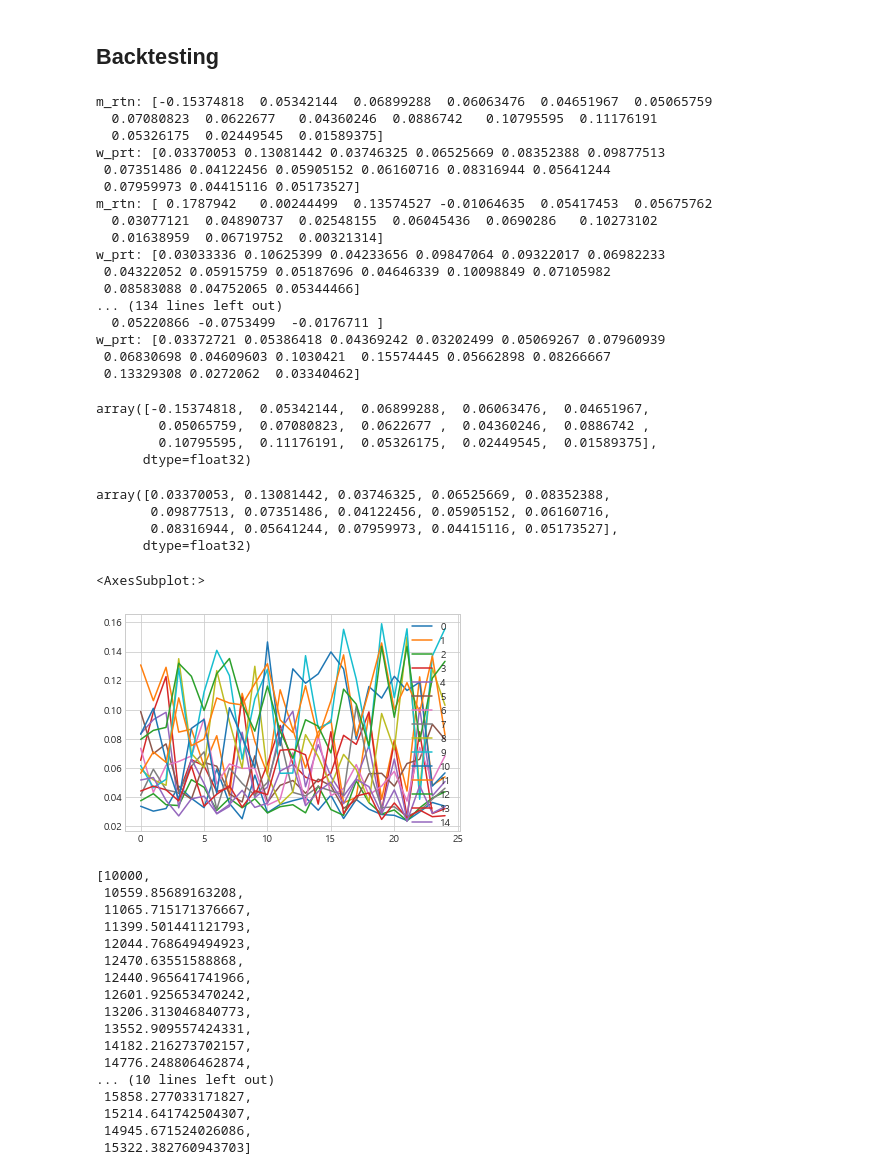
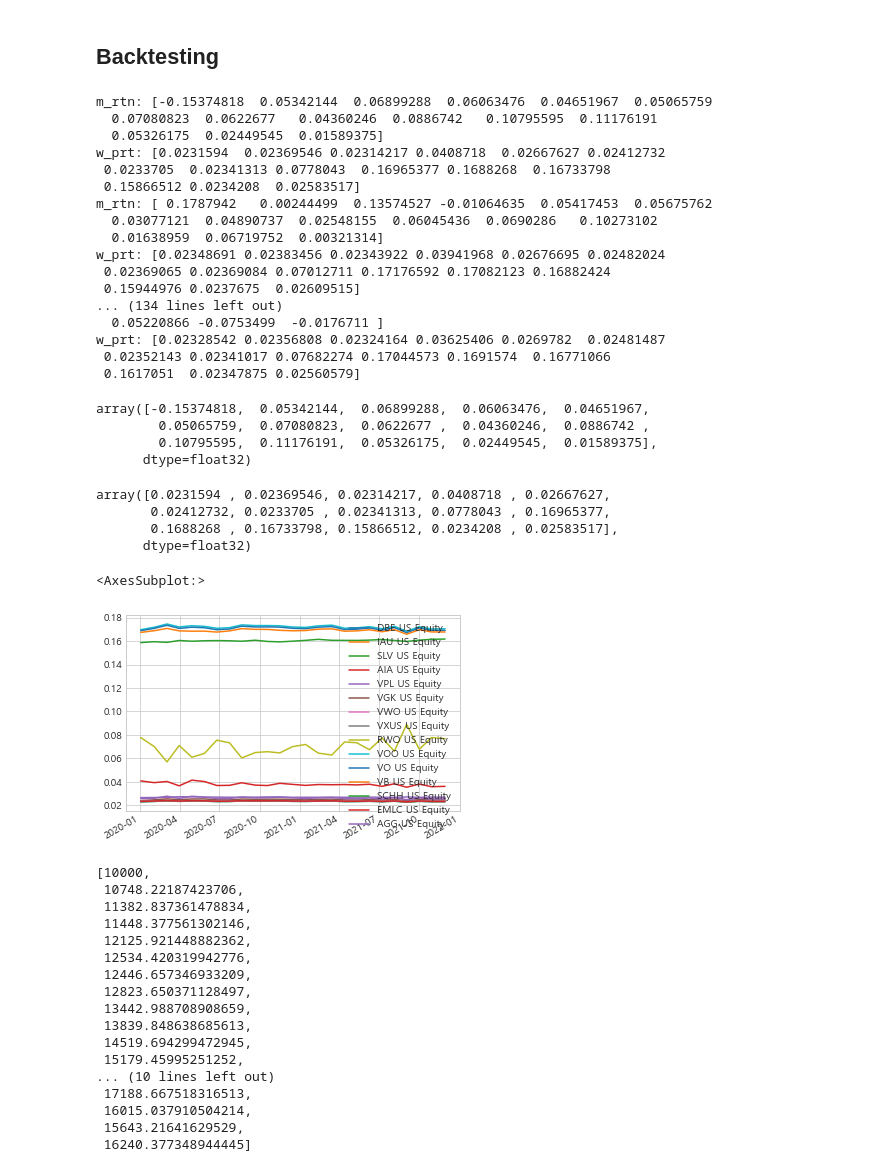
Before and after one commit to suhan-jung/etf_magaged_portfolio, a Jupyter notebook: code/mpn.ipynb, the cells around one changed output. Cells and saved outputs as stored; diff of their text form; code cells hidden in the pictures.

```diff
--- a/code/mpn.ipynb
+++ b/code/mpn.ipynb
@@ -30,6 +30,8 @@ data.head()
 | 2003-09-30 | NaN | NaN | NaN | NaN | NaN | NaN | ... |
 | 2003-10-01 | NaN | NaN | NaN | NaN | NaN | NaN | ... |
 | 2003-10-02 | NaN | NaN | NaN | NaN | NaN | NaN | ... |
+# %%
+tickers = data.columns.values
 # %%
 def preprocessing(data):
     # 일자별 종가인 dataframe을 받아서 nan값 제거, linear interpolation을 한후 로그일간수익율로 변환하여 반환한다.
@@ -86,9 +89,11 @@ train_index = int(dr.shape[0]*0.8)
 print(train_index)
 # 80:20 으로 train / test 분할 (numpy array로 변환)
 train_data = dr[:train_index].values
+train_date = dr[:train_index].index.values.astype('datetime64[D]')
 print("train data index")
 print(dr[:train_index].index)
 test_data = dr[train_index:].values
+test_date = dr[train_index:].index.values.astype('datetime64[D]')
 print("test data index")
 print(dr[train_index:].index)
 # %% [output]
@@ -278,12 +307,15 @@ crp_value = [10000]   # CRP의 초기 value
 w_crp = np.ones(N_STOCKS) / N_STOCKS   # CRP 비율 (균등 비율)
 
 w_history = []
+date_history = []
 for i in range(0, xc_test.shape[0], N_FUTURE):
     # 이 시점에 각 종목을 w_prt 비율대로 매수한다.
     # 학습할 때 월간 수익률로 변환했으므로, 여기서도 변환해야 한다.
-    x = xc_test[i][np.newaxis,:,:] * 20.0
+    # x = xc_test[i][np.newaxis,:,:] * 20.0
+    x = xc_test[i][np.newaxis,:,:]
     w_prt = model.predict(x)[0]
     w_history.append(w_prt)
+    date_history.append(test_date[i])
 
     # 다음 기의 누적 수익률
     m_rtn = np.sum(xf_test[i]/20, axis = 0)
@@ -297,20 +329,20 @@ for i in range(0, xc_test.shape[0], N_FUTURE):
 m_rtn: [-0.15374818  0.05342144  0.06899288  0.06063476  0.04651967  0.05065759
   0.07080823  0.0622677   0.04360246  0.0886742   0.10795595  0.11176191
   0.05326175  0.02449545  0.01589375]
-w_prt: [0.03370053 0.13081442 0.03746325 0.06525669 0.08352388 0.09877513
- 0.07351486 0.04122456 0.05905152 0.06160716 0.08316944 0.05641244
- 0.07959973 0.04415116 0.05173527]
+w_prt: [0.0231594  0.02369546 0.02314217 0.0408718  0.02667627 0.02412732
+ 0.0233705  0.02341313 0.0778043  0.16965377 0.1688268  0.16733798
+ 0.15866512 0.0234208  0.02583517]
 m_rtn: [ 0.1787942   0.00244499  0.13574527 -0.01064635  0.05417453  0.05675762
   0.03077121  0.04890737  0.02548155  0.06045436  0.0690286   0.10273102
   0.01638959  0.06719752  0.00321314]
-w_prt: [0.03033336 0.10625399 0.04233656 0.09847064 0.09322017 0.06982233
- 0.04322052 0.05915759 0.05187696 0.04646339 0.10098849 0.07105982
- 0.08583088 0.04752065 0.05344466]
+w_prt: [0.02348691 0.02383456 0.02343922 0.03941968 0.02676695 0.02482024
+ 0.02369065 0.02369084 0.07012711 0.17176592 0.17082123 0.16882424
+ 0.15944976 0.0237675  0.02609515]
 ... (134 lines left out)
   0.05220866 -0.0753499  -0.0176711 ]
-w_prt: [0.03372721 0.05386418 0.04369242 0.03202499 0.05069267 0.07960939
- 0.06830698 0.04609603 0.1030421  0.15574445 0.05662898 0.08266667
- 0.13329308 0.0272062  0.03340462]
+w_prt: [0.02328542 0.02356808 0.02324164 0.03625406 0.0269782  0.02481487
+ 0.02352143 0.02341017 0.07682274 0.17044573 0.1691574  0.16771066
+ 0.1617051  0.02347875 0.02560579]
 # %%
 np_w_history = np.array(w_history)
 # %%
@@ -323,35 +355,35 @@ array([-0.15374818,  0.05342144,  0.06899288,  0.06063476,  0.04651967,
 # %%
 w_history[0]
 # %% [output]
-array([0.03370053, 0.13081442, 0.03746325, 0.06525669, 0.08352388,
-       0.09877513, 0.07351486, 0.04122456, 0.05905152, 0.06160716,
-       0.08316944, 0.05641244, 0.07959973, 0.04415116, 0.05173527],
+array([0.0231594 , 0.02369546, 0.02314217, 0.0408718 , 0.02667627,
+       0.02412732, 0.0233705 , 0.02341313, 0.0778043 , 0.16965377,
+       0.1688268 , 0.16733798, 0.15866512, 0.0234208 , 0.02583517],
       dtype=float32)
 # %%
-pd.DataFrame(np_w_history).plot()
+pd.DataFrame(data=np_w_history, index=date_history, columns=tickers).plot()
 # %% [output]
 <AxesSubplot:>
-[figure, old version]
+[figure, new version]
 # %%
 prt_value
 # %% [output]
 [10000,
- 10559.85689163208,
- 11065.715171376667,
- 11399.501441121793,
- 12044.768649494923,
- 12470.63551588868,
- 12440.965641741966,
- 12601.925653470242,
- 13206.313046840773,
- 13552.909557424331,
- 14182.216273702157,
- 14776.248806462874,
+ 10748.22187423706,
+ 11382.837361478834,
+ 11448.377561302146,
+ 12125.921448882362,
+ 12534.420319942776,
+ 12446.657346933209,
+ 12823.650371128497,
+ 13442.988708908659,
+ 13839.848638685613,
+ 14519.694299472945,
+ 15179.45995251252,
 ... (10 lines left out)
- 15858.277033171827,
- 15214.641742504307,
- 14945.671524026086,
- 15322.382760943703]
+ 17188.667518316513,
+ 16015.037910504214,
+ 15643.21641629529,
+ 16240.377348944445]
 # %%
 crp_value
 # %% [output]
```
Also changed, not shown: parts of 17 cells of this notebook, 1 other file.
